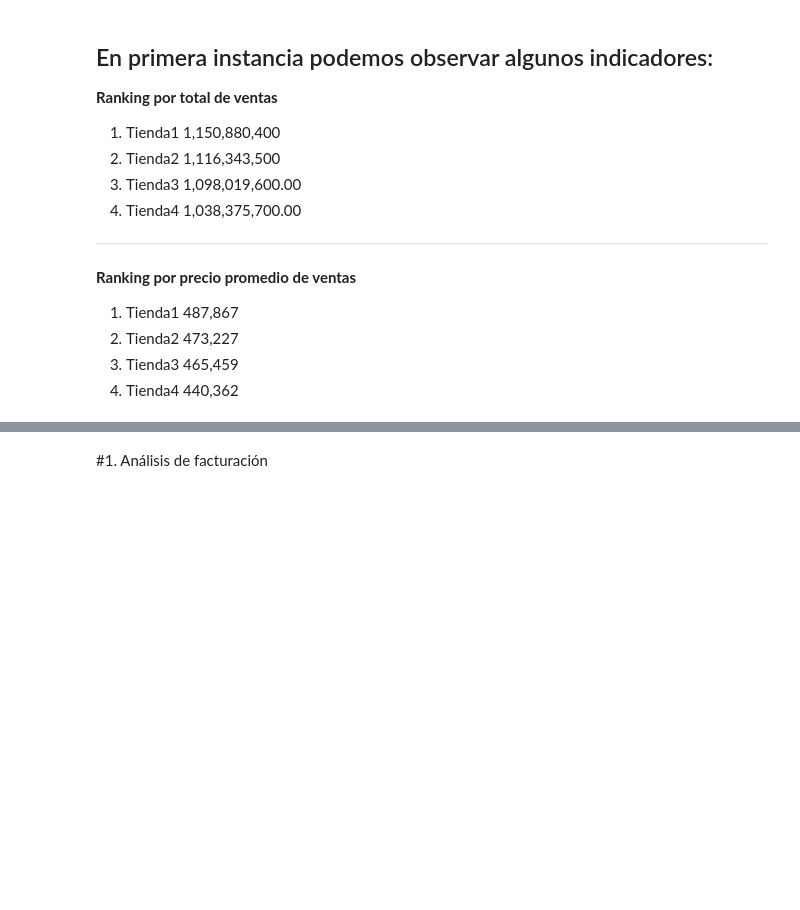
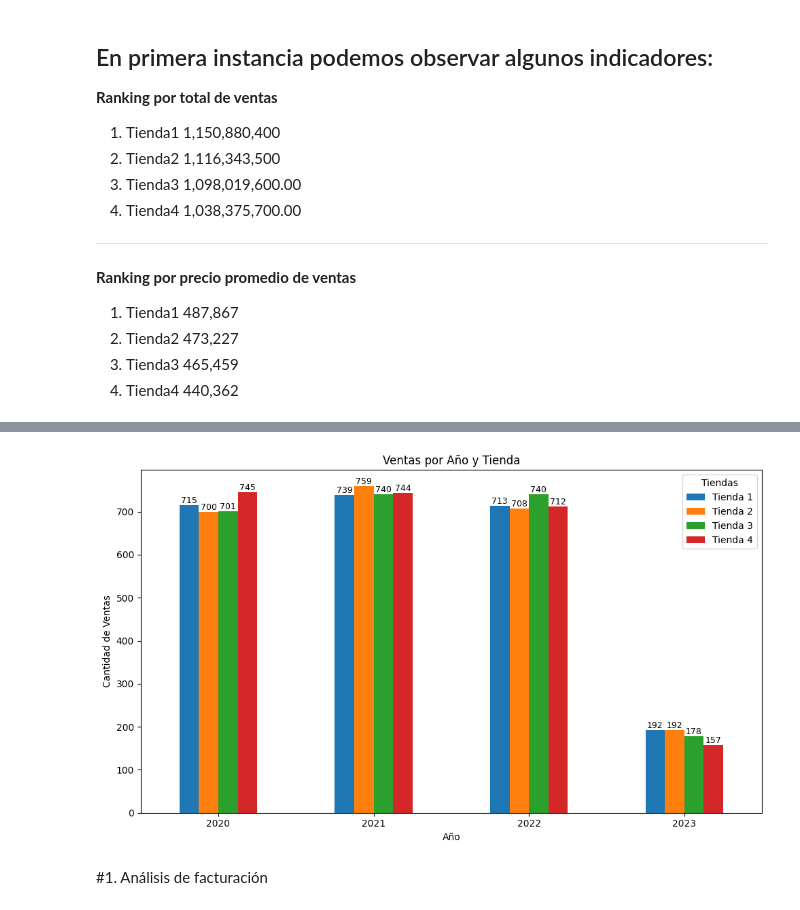
Before and after one commit to Near-o7/desafio1_dataScience, a Jupyter notebook: AluraStoreLatam.ipynb, the cells around one changed output, grey strips where cells are left out. Cells and saved outputs as stored; diff of their text form; code cells hidden in the pictures; blank space fills up the shorter version.

Commit message:
Añadir nuevos análisis de ventas por año en la exploración inicial

```diff
--- a/AluraStoreLatam.ipynb
+++ b/AluraStoreLatam.ipynb
@@ -76,3 +69,16 @@ En primera instancia podemos observar algunos indicadores:
 2.   Tienda2 473,227
 3.   Tienda3 465,459
 4.   Tienda4 440,362
+# %%
+def ventas_por_año(df, nombre_tienda):
+    df['Fecha de Compra'] = pd.to_datetime(df['Fecha de Compra'], dayfirst=True)
+    return df['Fecha de Compra'].dt.year.value_counts().sort_index().rename(nombre_tienda)
+
+ventas_t1 = ventas_por_año(tienda, 'Tienda 1')
+ventas_t2 = ventas_por_año(tienda2, 'Tienda 2')
+ventas_t3 = ventas_por_año(tienda3, 'Tienda 3')
+ventas_t4 = ventas_por_año(tienda4, 'Tienda 4')
+
+tabla_comparativa = pd.concat([ventas_t1, ventas_t2, ventas_t3, ventas_t4], axis=1).fillna(0).astype(int)
+tabla_comparativa.loc['Total'] = tabla_comparativa.sum()
+print(tabla_comparativa)
@@ -79,3 +93,26 @@ En primera instancia podemos observar algunos indicadores:
+# %%
+import matplotlib.pyplot as plt
+
+tabla_sin_total = tabla_comparativa.drop(index='Total')
+
+ax = tabla_sin_total.plot(kind='bar', figsize=(10, 6))
+
+plt.title('Ventas por Año y Tienda')
+plt.xlabel('Año')
+plt.ylabel('Cantidad de Ventas')
+plt.xticks(rotation=0)
+plt.legend(title='Tiendas')
+plt.tight_layout()
+
+for container in ax.containers:
+    ax.bar_label(container, label_type='edge', fontsize=9)
+
+plt.tight_layout()
+plt.show()
+
+plt.show()
+# %% [output]
+[figure, added]
 # %% [markdown]
 #1. Análisis de facturación
 # %%
```
Also changed, not shown: parts of 2 cells of this notebook.
